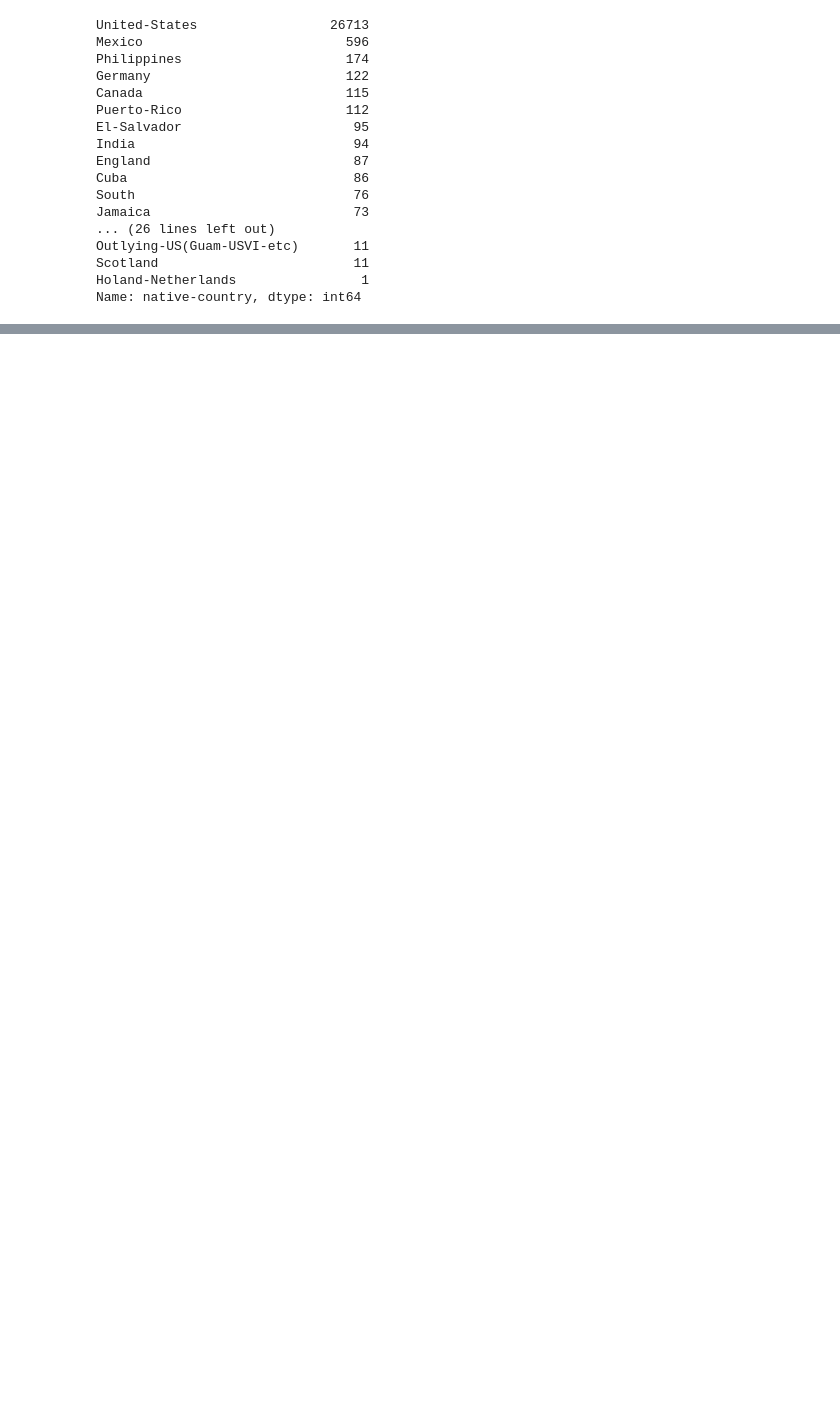
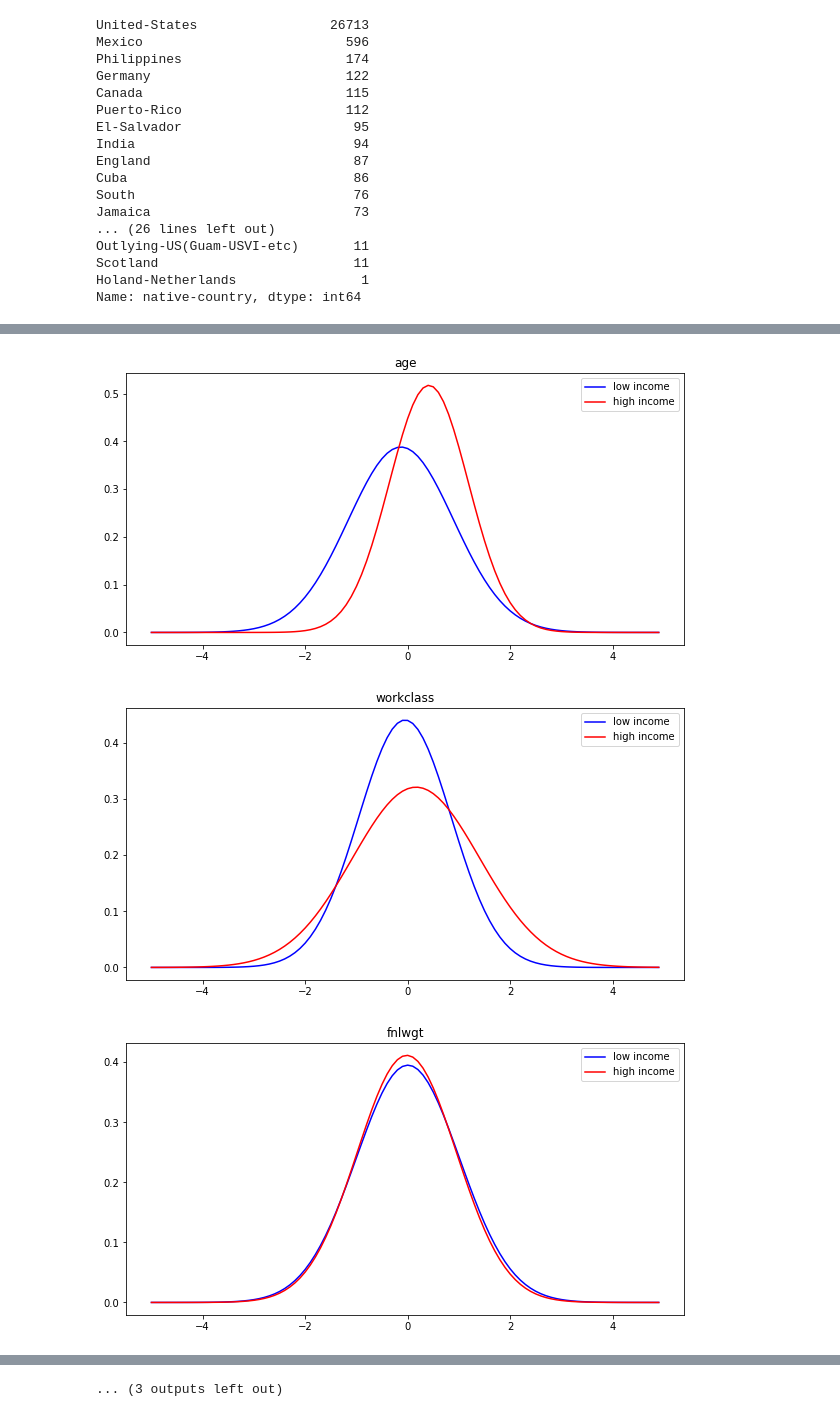
Before and after one commit to Hadi-loo/Artificial-Intelligence-Course, a Jupyter notebook: 0. Introduction/introduction.ipynb, the cells around one changed output, grey strips where cells are left out. Drawn from its saved outputs; the diff is of its cells as text; code cells hidden in the pictures; blank space fills up the shorter version.

```diff
--- a/0. Introduction/introduction.ipynb
+++ b/0. Introduction/introduction.ipynb
@@ -205,0 +531,13 @@ display(len(train_df.loc[(train_df['age'] > 30) & (train_df['race'] == 'Black')
+# %%
+low_df = train_df.loc[train_df['salary'] == 0]
+high_df = train_df.loc[train_df['salary'] == 1]
+
+salary_df = pd.DataFrame({
+                'low_income_mean':  low_df.mean(),
+                'low_income_std':   low_df.std(),
+                'high_income_mean': high_df.mean(),
+                'high_income_std': high_df.std()
+})
+
+salary_df.drop(index=['salary'], inplace=True)
+salary_df
@@ -205,0 +560,33 @@ display(len(train_df.loc[(train_df['age'] > 30) & (train_df['race'] == 'Black')
+# %%
+import numpy
+import matplotlib.pyplot as plt
+from scipy.stats import norm
+
+intervals = np.arange(-5, 5, 0.1)
+
+def plot_histogram(row):
+    plt.figure(figsize=(10, 5))
+    plt.title(row.name)
+
+    plt.plot(
+        intervals,
+        norm.pdf(intervals, loc=row['low_income_mean'], scale=row['low_income_std']),
+        label='low income',
+        color='blue'
+    )
+
+    plt.plot(
+        intervals,
+        norm.pdf(intervals, loc=row['high_income_mean'], scale=row['high_income_std']),
+        label='high income',
+        color='red'
+    )
+
+    plt.legend()
+    plt.show()
+
+salary_df.apply(plot_histogram, axis=1)
+# %% [output]
+[figure, added]
+[figure, added]
+[figure, added]
@@ -205,0 +602 @@ display(len(train_df.loc[(train_df['age'] > 30) & (train_df['race'] == 'Black')
+... (3 outputs left out)
```
Also changed, not shown: parts of 81 cells of this notebook, 2 other files.
